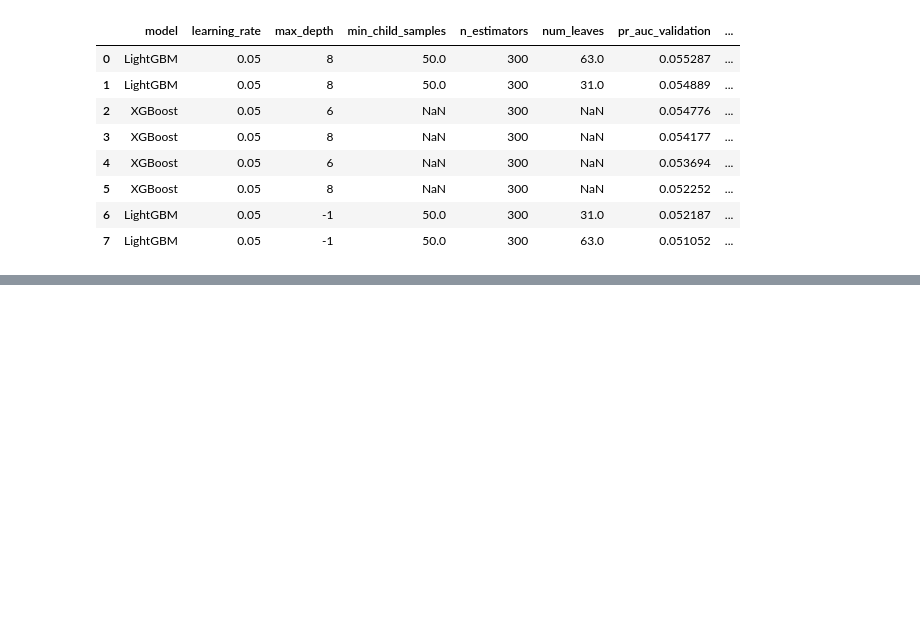
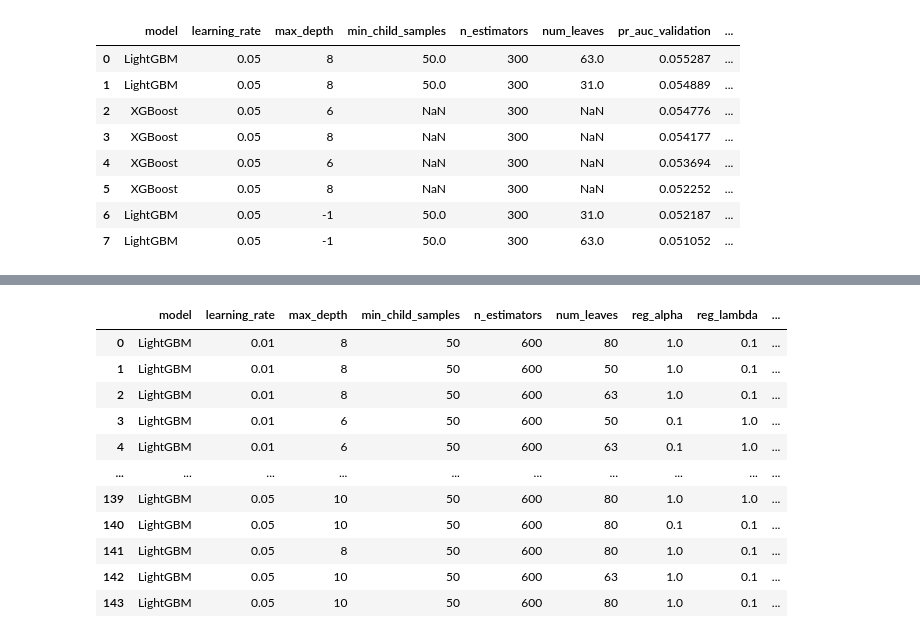
Before and after one commit to philippelaurens/incendies, a Jupyter notebook: notebooks/model_daily.ipynb, the cells around one changed output, grey strips where cells are left out. Cells and saved outputs as stored; diff of their text form; code cells hidden in the pictures; blank space fills up the shorter version.

```diff
--- a/notebooks/model_daily.ipynb
+++ b/notebooks/model_daily.ipynb
@@ -483,13 +511,78 @@ results_grid
 # %%
-# fine_grids = {
-#     'LightGBM': {
-#         # Zoom autour du meilleur num_leaves de la phase 1
-#         'num_leaves': [50, 63, 80],
-#         # Baisse du taux d'apprentissage avec hausse des estimateurs
-#         'learning_rate': [0.05, 0.01],
-#         'n_estimators': [300, 800],
-#         # Ajout de pénalités pour limiter le surapprentissage
-#         'reg_alpha': [0.0, 0.1, 1.0],  # Régularisation L1
-#         'reg_lambda': [0.0, 0.1, 1.0]  # Régularisation L2
-#     }
-# }
+# =============================================================================
+# EXÉCUTION DU GRID SEARCH (PHASE 2 : FINE SEARCH)
+# =============================================================================
+
+fine_grids = {
+    'LightGBM': {
+        # Zoom autour des meilleures valeurs de la phase 1
+        'max_depth': [6, 8, 10],
+        'num_leaves': [50, 63, 80],
+
+        # Test d'un apprentissage plus lent mais plus profond
+        'learning_rate': [0.01, 0.05],
+        'n_estimators': [300, 600],
+
+        'min_child_samples': [50],
+
+        # Introduction vitale de la régularisation (Pénalité sur les poids)
+        'reg_alpha': [0.1, 1.0],  # Régularisation L1 (Lasso)
+        'reg_lambda': [0.1, 1.0]  # Régularisation L2 (Ridge)
+    }
+}
+
+fine_search_results = []
+
+# Exécution de la grille affinée
+for model_name, parameter_grid in fine_grids.items():
+    for parameters in ParameterGrid(parameter_grid):
+
+        estimator = lgb.LGBMClassifier(
+            **parameters,
+            scale_pos_weight=search_pos_weight,
+            random_state=42,
+            n_jobs=-1,
+            verbosity=-1,
+        )
+
+        with mlflow.start_run(run_name=f'fine_grid_{model_name}'):
+            estimator.fit(X_search_train, y_search_train)
+            val_predictions = estimator.predict_proba(X_search_val)[:, 1]
+
+            metrics = {
+                'pr_auc_validation': average_precision_score(y_search_val, val_predictions),
+                'roc_auc_validation': roc_auc_score(y_search_val, val_predictions),
+            }
+
+            mlflow.log_params(parameters)
+            mlflow.log_params({
+                'model_name': model_name,
+                'data_source': 'v_commune_paca',
+                'grid_train_end': str(SPLIT_TRAIN_END.date()),
+                'validation_period': f"{SPLIT_VAL_START.year}-{SPLIT_VAL_END.year}",
+                'search_phase': 'fine_search'
+            })
+            mlflow.log_metrics(metrics)
+
+        fine_search_results.append({
+            'model': model_name,
+            **parameters,
+            **metrics,
+        })
+
+# Affichage des résultats affinés
+results_fine_grid = pd.DataFrame(fine_search_results).sort_values('pr_auc_validation', ascending=False).reset_index(drop=True)
+display(results_fine_grid)
+# %% [output]
+|  | model | learning_rate | max_depth | min_child_samples | n_estimators | num_leaves | reg_alpha | reg_lambda | ... |
+| 0 | LightGBM | 0.01 | 8 | 50 | 600 | 80 | 1.0 | 0.1 | ... |
+| 1 | LightGBM | 0.01 | 8 | 50 | 600 | 50 | 1.0 | 0.1 | ... |
+| 2 | LightGBM | 0.01 | 8 | 50 | 600 | 63 | 1.0 | 0.1 | ... |
+| 3 | LightGBM | 0.01 | 6 | 50 | 600 | 50 | 0.1 | 1.0 | ... |
+| 4 | LightGBM | 0.01 | 6 | 50 | 600 | 63 | 0.1 | 1.0 | ... |
+| ... | ... | ... | ... | ... | ... | ... | ... | ... | ... |
+| 139 | LightGBM | 0.05 | 10 | 50 | 600 | 80 | 1.0 | 1.0 | ... |
+| 140 | LightGBM | 0.05 | 10 | 50 | 600 | 80 | 0.1 | 0.1 | ... |
+| 141 | LightGBM | 0.05 | 8 | 50 | 600 | 80 | 1.0 | 0.1 | ... |
+| 142 | LightGBM | 0.05 | 10 | 50 | 600 | 63 | 1.0 | 0.1 | ... |
+| 143 | LightGBM | 0.05 | 10 | 50 | 600 | 80 | 1.0 | 0.1 | ... |
```
Also changed, not shown: parts of 10 cells of this notebook.
